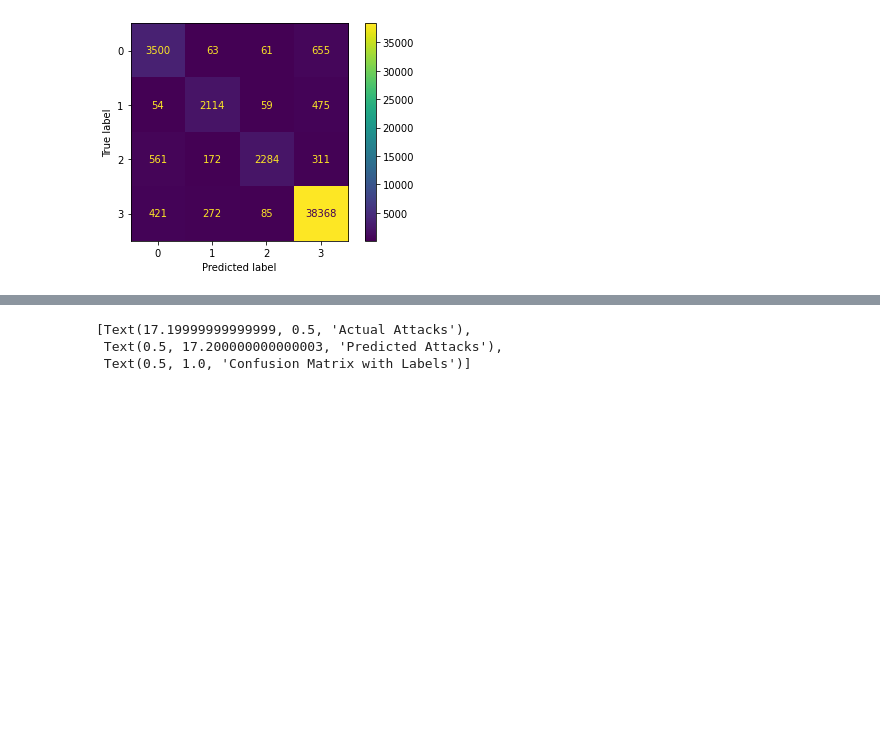
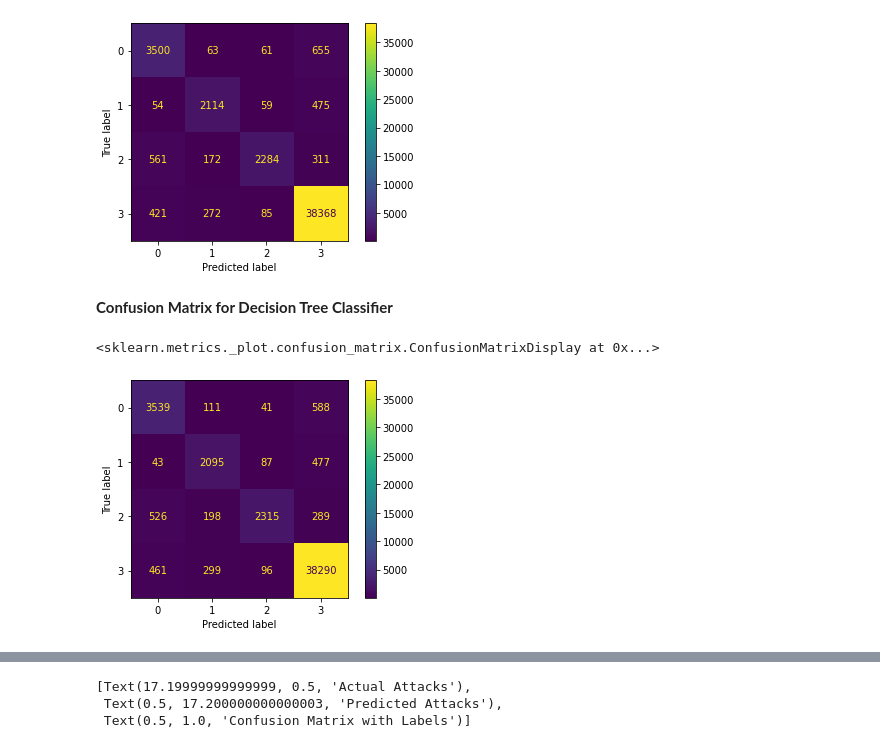
Before and after one commit to sumaiyababar/Agentless-Security-Approach-For-Iot-Devices, a Jupyter notebook: FeautureSelectionFYP.ipynb, the cells around one changed output, grey strips where cells are left out. Drawn from its saved outputs; the diff is of its cells as text; code cells hidden in the pictures; blank space fills up the shorter version.

```diff
--- a/FeautureSelectionFYP.ipynb
+++ b/FeautureSelectionFYP.ipynb
@@ -29,7 +31,7 @@ from sklearn.model_selection import train_test_split
 from sklearn.metrics import confusion_matrix, ConfusionMatrixDisplay
 from sklearn.metrics import accuracy_score
 # %%
-df4 = pd.read_csv('/content/drive/MyDrive/ICUDatasetProcessed/attack.csv')
+df4 = pd.read_csv('/content/drive/MyDrive/ICUDatasetProcessed/attack.csv',low_memory=False)
 df4.columns
 # %% [output]
 Index(['frame.time_delta', 'frame.time_relative', 'frame.len', 'ip.src',
@@ -50,7 +52,7 @@ Index(['frame.time_delta', 'frame.time_relative', 'frame.len', 'ip.src',
 # %%
 #data cleaning
 #run this cell if your data is not cleaned
-df4 = pd.DataFrame()
+"""df4 = pd.DataFrame()
 
 for csv in csvs:
   print(f'---- Reading {csv} ----')
@@ -61,7 +63,7 @@ for csv in csvs:
   print(empty_cols)
   df.fillna(0, inplace=True)
   df4 = df4.append(df, ignore_index=True)
-  print(f'df1.shape: {df4.shape}')
+  print(f'df1.shape: {df4.shape}')"""
 # %% [output]
 ---- Reading patientMonitoring.csv ----
 df.shape: (76810, 52)
@@ -346,3 +348,10 @@ cmd_object.plot()
 # %% [output]
 <sklearn.metrics._plot.confusion_matrix.ConfusionMatrixDisplay at 0x...>
 [figure]
+# %% [markdown]
+**Confusion Matrix for Decision Tree Classifier**
+# %%
+dt_object.plot()
+# %% [output]
+<sklearn.metrics._plot.confusion_matrix.ConfusionMatrixDisplay at 0x...>
+[figure, added]
```
Also changed, not shown: parts of 22 cells of this notebook.
